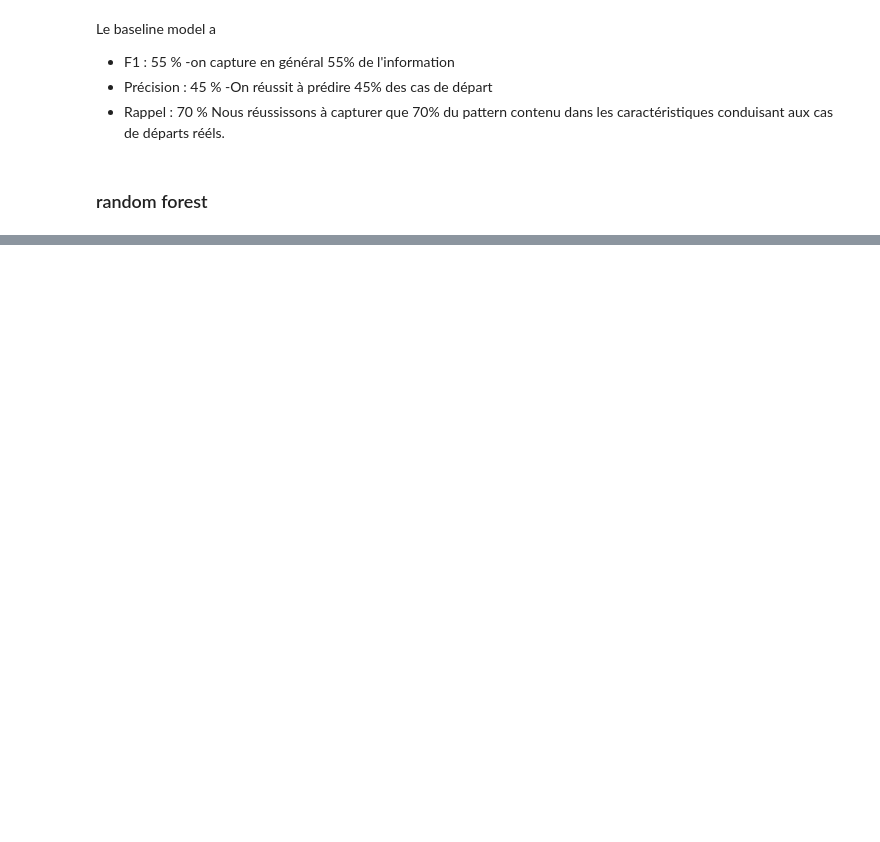
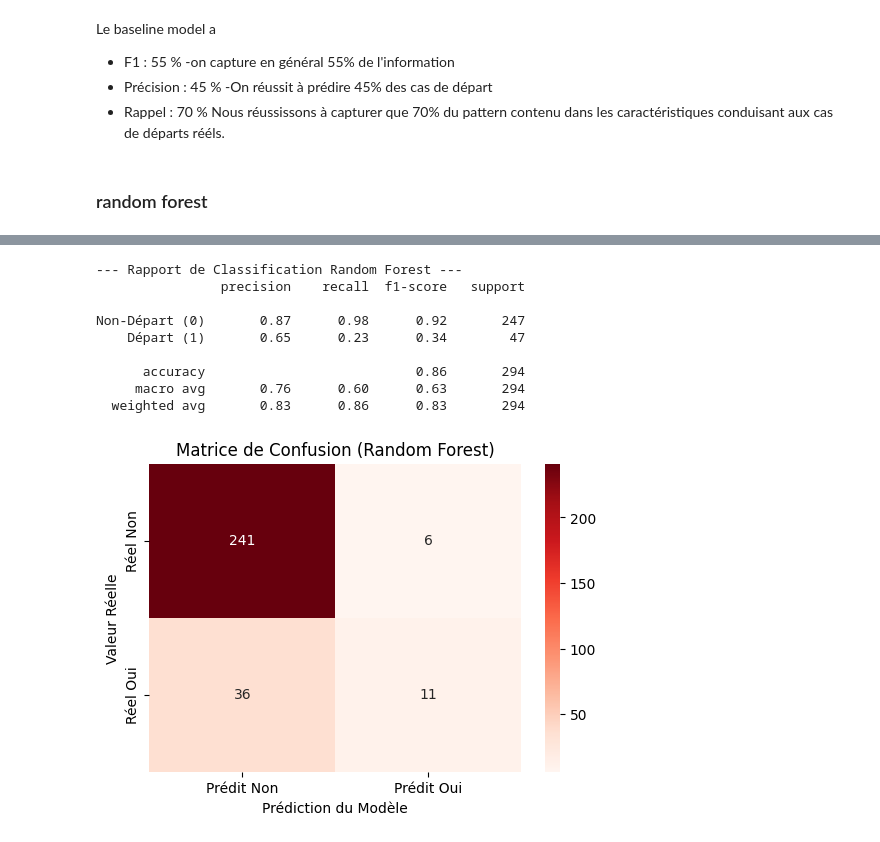
Before and after one commit to AIEngOc2025/Projet4, a Jupyter notebook: Developpement/classification_informations.ipynb, the cells around one changed output, grey strips where cells are left out. Cells and saved outputs as stored; diff of their text form; code cells hidden in the pictures; blank space fills up the shorter version.

```diff
--- a/Developpement/classification_informations.ipynb
+++ b/Developpement/classification_informations.ipynb
@@ -615,0 +614,18 @@ TODO
+# %%
+from sklearn.ensemble import RandomForestClassifier
+from sklearn.metrics import classification_report, confusion_matrix
+# (Les étapes de préparation des données (df_master, preprocessor, X_train_res, etc.)
+# sont supposées avoir été exécutées dans les blocs précédents pour la concision du code)
+
+# 1. Entraînement du Modèle Random Forest
+# Nous utilisons class_weight='balanced' pour aider le modèle à donner plus d'importance
+# à la classe minoritaire (Départ), renforçant l'effet de SMOTE ou agissant comme alternative.
+model_rf = RandomForestClassifier(n_estimators=100, random_state=42, class_weight='balanced', n_jobs=-1)
+model_rf.fit(X_train_res, y_train_res)
+
+# 2. Prédiction sur le jeu de test (NON rééchantillonné)
+y_pred_rf = model_rf.predict(X_test_transformed)
+
+# 3. Affichage du Rapport de Classification
+print("--- Rapport de Classification Random Forest ---")
+print(classification_report(y_test, y_pred_rf, target_names=['Non-Départ (0)', 'Départ (1)']))
@@ -615,0 +642,26 @@ TODO
+# %%
+# Rapport de Classification
+print("--- Rapport de Classification Random Forest ---")
+print(classification_report(y_test, y_pred_rf, target_names=['Non-Départ (0)', 'Départ (1)']))
+
+# Matrice de Confusion
+cm_rf = confusion_matrix(y_test, y_pred_rf)
+plt.figure(figsize=(6, 4))
+sns.heatmap(cm_rf, annot=True, fmt='d', cmap='Reds',
+            xticklabels=['Prédit Non', 'Prédit Oui'],
+            yticklabels=['Réel Non', 'Réel Oui'])
+plt.ylabel('Valeur Réelle')
+plt.xlabel('Prédiction du Modèle')
+plt.title('Matrice de Confusion (Random Forest)')
+plt.savefig('confusion_matrix_rf.png')
+# %% [output]
+--- Rapport de Classification Random Forest ---
+                precision    recall  f1-score   support
+
+Non-Départ (0)       0.87      0.98      0.92       247
+    Départ (1)       0.65      0.23      0.34        47
+
+      accuracy                           0.86       294
+     macro avg       0.76      0.60      0.63       294
+  weighted avg       0.83      0.86      0.83       294
+[figure, added]
```
Also changed, not shown: parts of 8 cells of this notebook.
